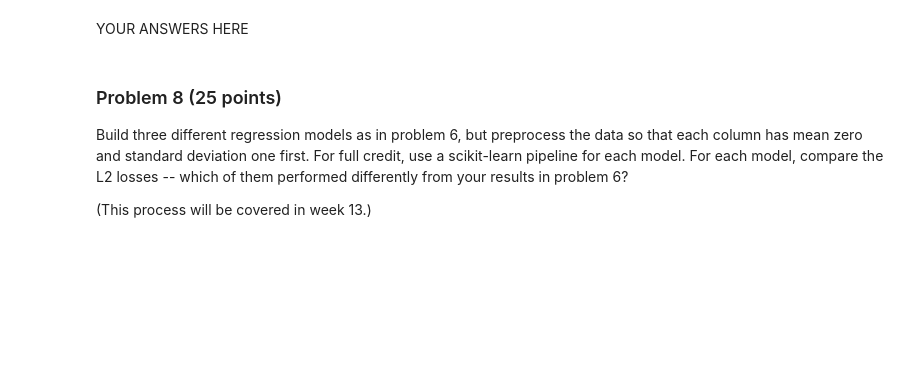
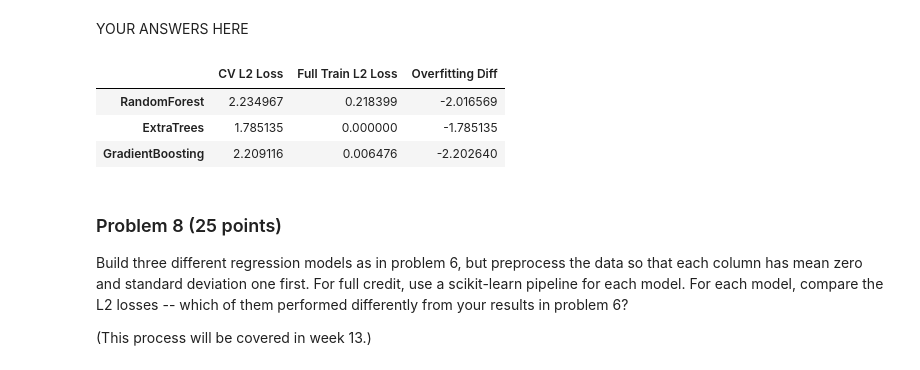
Before and after one commit to chenmichael2/dx602-final-project, a Jupyter notebook: project.ipynb, the cells around one changed output. Cells and saved outputs as stored; diff of their text form; code cells hidden in the pictures; blank space fills up the shorter version.

```diff
--- a/project.ipynb
+++ b/project.ipynb
@@ -342,5 +340,40 @@ Use 5-fold cross-validation to repeat building the same three kinds of regressio
+# %%
+from sklearn.model_selection import cross_val_score, KFold
+# YOUR CODE HERE
+
+models = {
+    "RandomForest": RandomForestRegressor(random_state=42),
+    "ExtraTrees": ExtraTreesRegressor(random_state=42),
+    "GradientBoosting": GradientBoostingRegressor(random_state=42)
+}
+results = {}
+
+kf = KFold(n_splits=5, shuffle=True, random_state=42)
+
+for name, model in models.items():
+    cv_scores = cross_val_score(model, X, Y, cv = kf, scoring="neg_mean_squared_error")
+    cv_l2 = -np.mean(cv_scores)
+
+    model.fit(X, Y)
+    y_pred = model.predict(X)
+    full_l2 = l2(Y, y_pred)
+
+    diff = full_l2 - cv_l2
+
+    results[name] = {
+        "CV L2 Loss": cv_l2,
+        "Full Train L2 Loss": full_l2,
+        "Overfitting Diff": diff
+    }
 # %% [markdown]
 YOUR ANSWERS HERE
+# %%
+pd.DataFrame(results).T
+# %% [output]
+|  | CV L2 Loss | Full Train L2 Loss | Overfitting Diff |
+| RandomForest | 2.234967 | 0.218399 | -2.016569 |
+| ExtraTrees | 1.785135 | 0.000000 | -1.785135 |
+| GradientBoosting | 2.209116 | 0.006476 | -2.202640 |
 # %% [markdown]
 ### Problem 8 (25 points)
 
```
Also changed, not shown: parts of 8 cells of this notebook.
